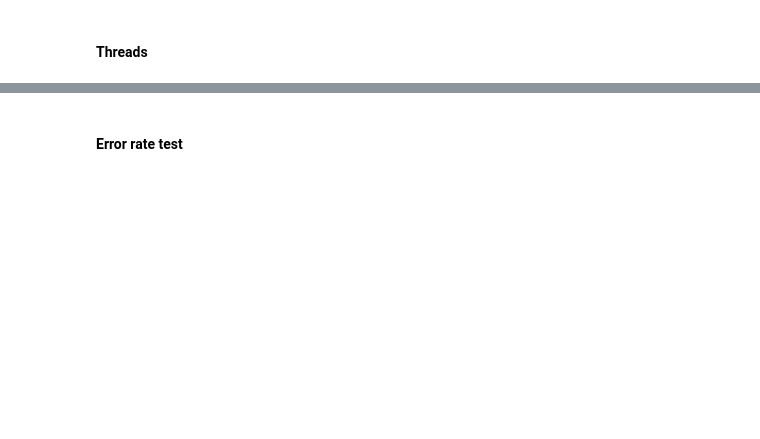
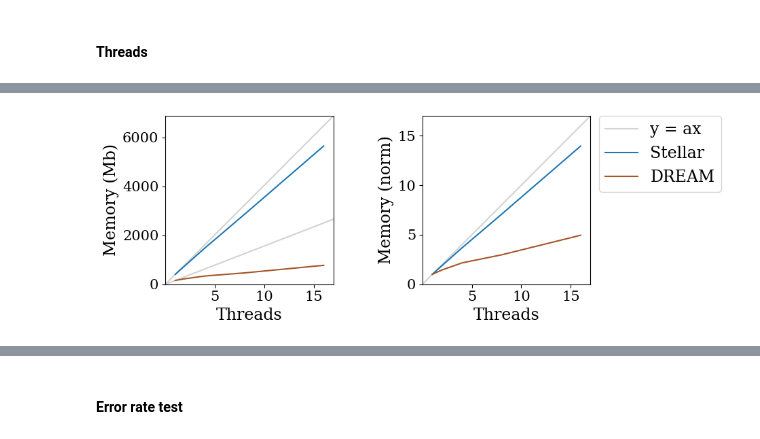
Before and after one commit to eaasna/DREAM-stellar-benchmark, a Jupyter notebook: work-python/markov/Distribution granularity.ipynb, the cells around one changed output, grey strips where cells are left out. Drawn from its saved outputs; the diff is of its cells as text; code cells hidden in the pictures; blank space fills up the shorter version.

```diff
--- a/work-python/markov/Distribution granularity.ipynb
+++ b/work-python/markov/Distribution granularity.ipynb
@@ -180,9 +201,2 @@ array([  64,  128,  256,  512, 1024, 2048, 4096, 8192], dtype=int32)
 # %% [markdown]
 #### Threads
-# %%
-#data = build[build["max-queued-carts"] == 1000]
-#data = data[data["adapt_cutoff"] == 0.5]
-
-data = build[build["threads"] == 1].copy()
-#data = data[data["seg-count"] == 4000]
-#data = data[data["cart-max-capacity"] > 1]
@@ -188,0 +222,8 @@ data = build[build["threads"] == 1].copy()
+# %%
+data["Memory (Mb)"] = (data["Memory (kb)"] / 1000).astype(int)
+data.drop(["Memory (kb)"], axis = 1, inplace = True)
+
+d = data[["threads", "Time (s)", "Memory (Mb)", "missed"]]
+d = d.groupby('threads').agg('mean')
+d = d.round({"Time (s)" : 1, "missed" : 4})
+d
@@ -189 +276,76 @@ data = build[build["threads"] == 1].copy()
+# %%
+XXSMALL_SIZE = 9
+XSMALL_SIZE = 11
+SMALL_SIZE = 15
+MEDIUM_SIZE = 17
+BIGGER_SIZE = 19
+
+plt.rc('font', size=SMALL_SIZE)          # controls default text sizes
+plt.rc('axes', titlesize=MEDIUM_SIZE)     # fontsize of the axes title
+plt.rc('axes', labelsize=MEDIUM_SIZE)    # fontsize of the x and y labels
+plt.rc('xtick', labelsize=SMALL_SIZE)    # fontsize of the tick labels
+plt.rc('ytick', labelsize=SMALL_SIZE)    # fontsize of the tick labels
+plt.rc('legend', fontsize=MEDIUM_SIZE)    # legend fontsize
+plt.rc('figure', titlesize=MEDIUM_SIZE)  # fontsize of the figure title
+
+fig, ax = plt.subplots(1, 2)
+fig.set_size_inches(10, 3.5)
+
+col = "Memory (Mb)"
+# Plot DREAM linear growth
+min_mem = np.min(d[col])
+threads = list(d.index)
+threads.insert(0, 0)
+threads.insert(6, 17)
+line = list(np.array(threads)*min_mem)
+ax[0].plot(threads, line, color = "lightgray")
+
+line = list(np.array(threads)*min_mem / np.min(d[col]))
+ax[1].plot(threads, line, color = "lightgray", label = "y = ax")
+
+ax[0].set_box_aspect(1)
+ax[1].set_box_aspect(1)
+
+# Plot Stellar linear growth
+min_mem = stellar[col].iloc[0]
+threads = list(stellar.index)
+threads.insert(0, 0)
+threads.insert(6, 17)
+line = list(np.array(threads)*min_mem)
+ax[0].plot(threads, line, color = "lightgray", label = "y = ax")
+
+# Plot absolute memory usage
+ax[0].plot(d.index, stellar[col], label = r"Stellar")
+ax[0].plot(d.index, d[col], label = r"DREAM", color = colors[0])
+
+
+ax[0].set_ylim([0, np.max(line)])
+ax[0].set_xlim([0, 17])
+
+ax[0].set_ylabel(col)
+ax[0].set_xlabel("Threads")
+ax[0].set_box_aspect(1)
+
+# Plot normalized memory usage
+ax[1].plot(d.index, stellar[col] / np.min(stellar[col]), label = r"Stellar")
+ax[1].plot(d.index, d[col] / np.min(d[col]), label = r"DREAM", color = colors[0])
+
+ax[1].set_ylim([0, 17])
+ax[1].set_xlim([0, 17])
+
+ax[1].set_ylabel(r"Memory (norm)")
+ax[1].set_xlabel("Threads")
+ax[1].set_box_aspect(1)
+ax[1].legend(bbox_to_anchor = (1.05, 1),  loc='upper left', borderaxespad=0.)
+
+ax[1].legend(bbox_to_anchor = (1.05, 1),  loc='upper left', borderaxespad=0.)
+
+for i in range(2):
+    ax[i].set_xticks([5, 10, 15])
+
+fig.tight_layout()  # otherwise the right y-label is slightly clipped
+fig.savefig(ref_size + "_thread_memory.png", dpi=400, bbox_inches='tight')
+plt.show()
+# %% [output]
+[figure, added]
 # %%
```
Also changed, not shown: parts of 25 cells of this notebook.
